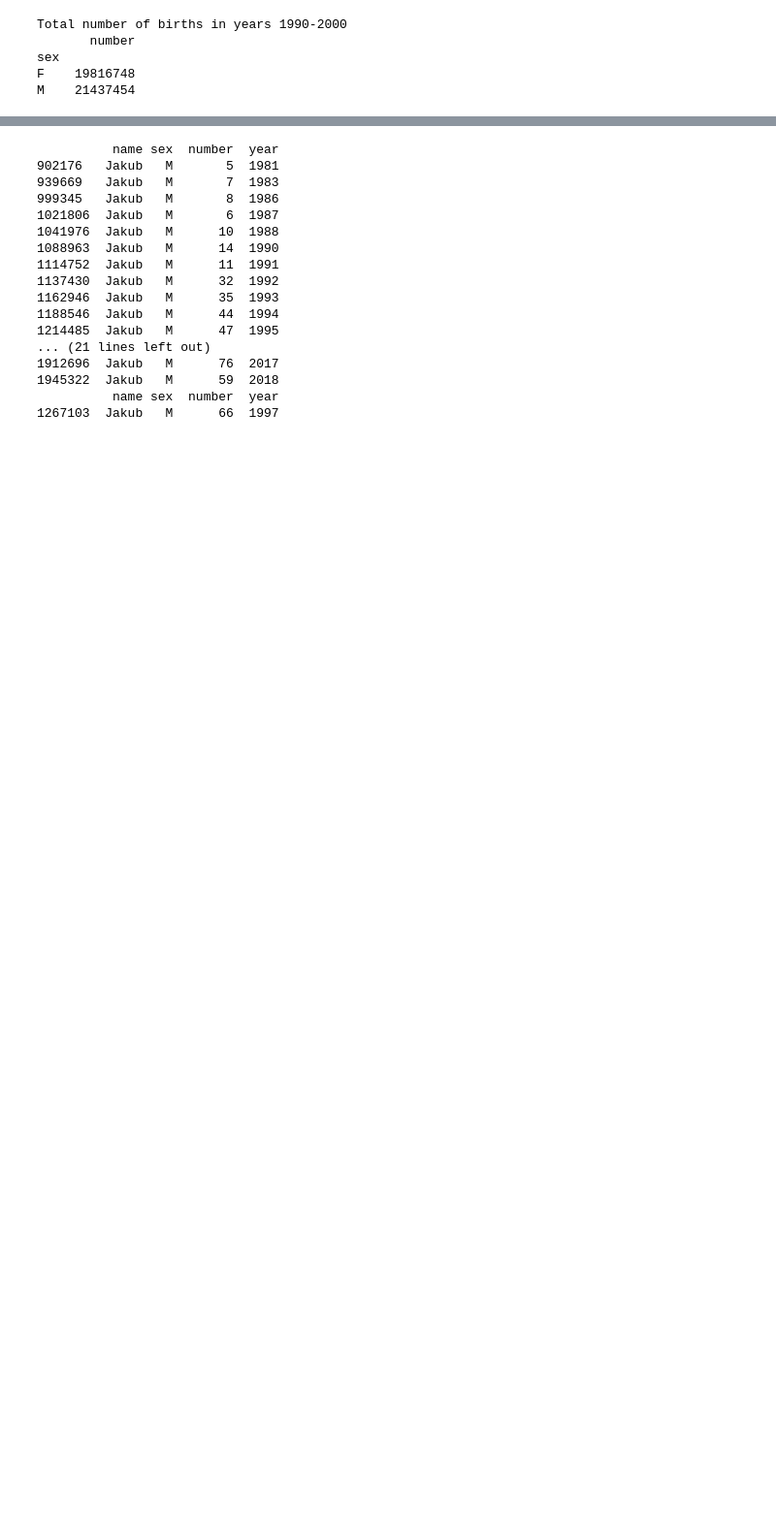
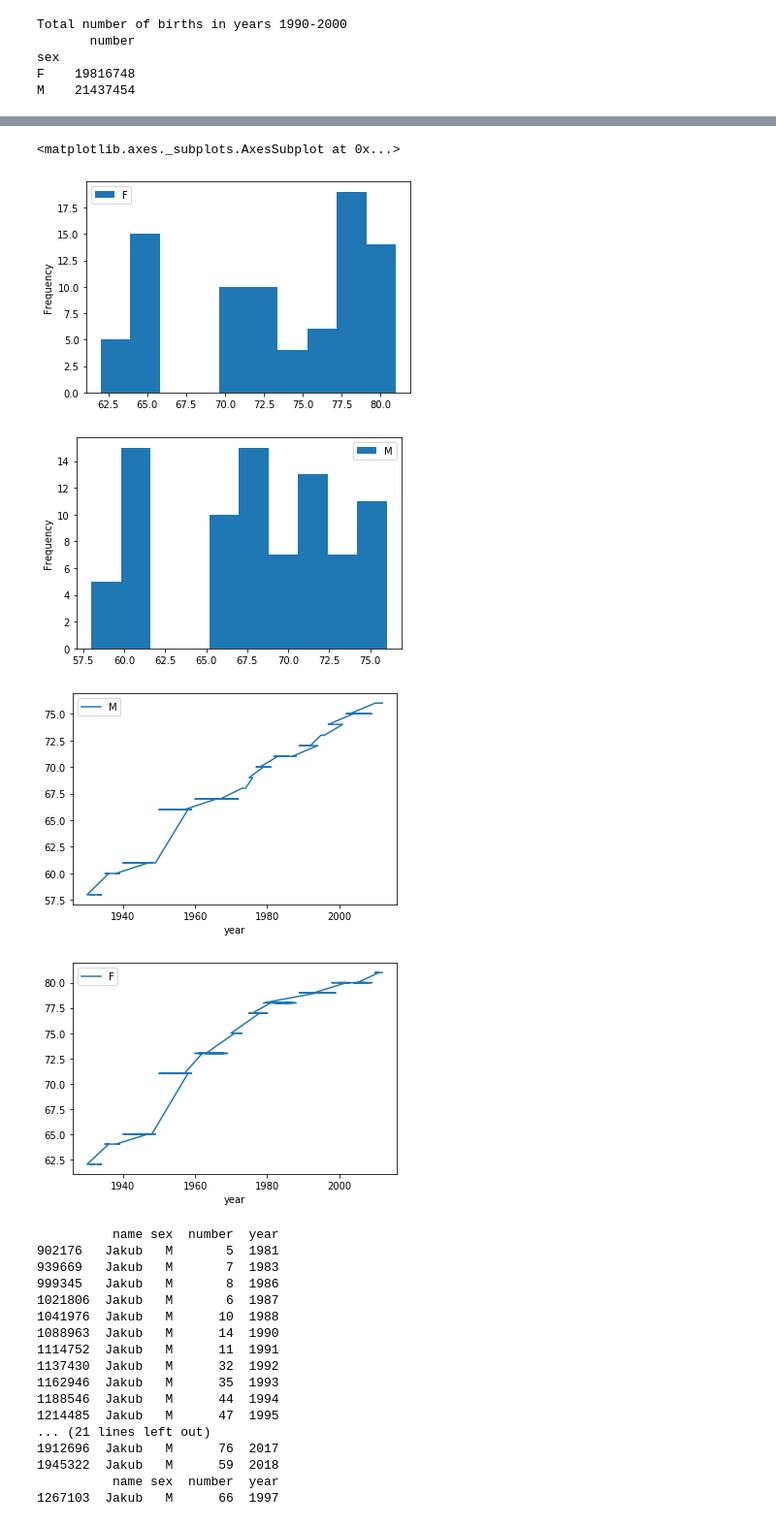
Before and after one commit to Janasu97/task3Data, a Jupyter notebook: Main.ipynb, the cells around one changed output, grey strips where cells are left out. Shown at 97% size. Saved outputs shown, nothing was run; the diff lists cells and outputs as text; code cells hidden in the pictures; blank space fills up the shorter version.

```diff
--- a/Main.ipynb
+++ b/Main.ipynb
@@ -144,0 +192,9 @@ year
+# %%
+num_of_births_F = pd.merge(dataF, life_expancy_data, on=['year'])
+num_of_births_F = num_of_births_F.drop(columns="M")
+num_of_births_F = num_of_births_F.drop(columns="number")
+num_of_births_F = num_of_births_F.sort_values(by="F", ascending=False)
+print("10 highest life expancies for Females")
+print(num_of_births_F.head(10))
+print("10 lowest life expancies for Females")
+print(num_of_births_F.tail(10))
@@ -144,0 +219,9 @@ year
+# %%
+num_of_births_M = pd.merge(dataM, life_expancy_data, on=['year'])
+num_of_births_M = num_of_births_M.drop(columns="F")
+num_of_births_M = num_of_births_M.drop(columns="number")
+num_of_births_M = num_of_births_M.sort_values(by="M", ascending=False)
+print("10 highest life expancies for Males")
+print(num_of_births_M.head(10))
+print("10 lowest life expancies for Males")
+print(num_of_births_M.tail(10))
@@ -145,3 +246,14 @@ year
+# %%
+num_of_births_F.plot(kind='hist')
+num_of_births_M.plot(kind='hist')
+num_of_births_M.plot(kind='line')
+num_of_births_F.plot(kind='line')
+# %% [output]
+<matplotlib.axes._subplots.AxesSubplot at 0x...>
+[figure, added]
+[figure, added]
+[figure, added]
+[figure, added]
 # %%
 Jakub = all_data[all_data["name"] == "Jakub"]
 print(Jakub)
```
Also changed, not shown: parts of 21 cells of this notebook.
